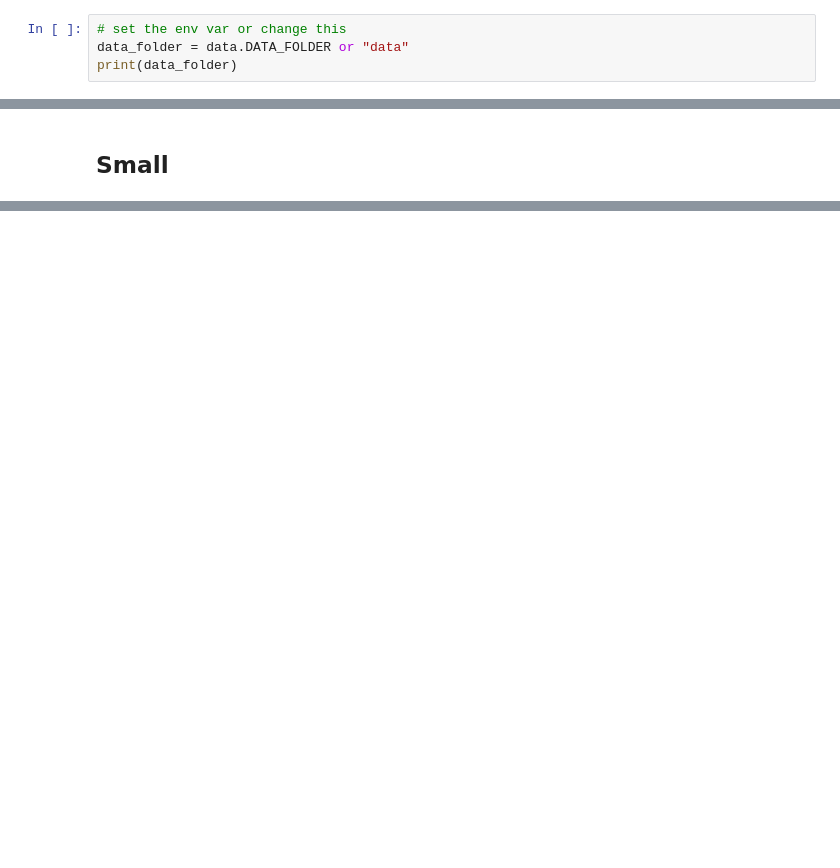
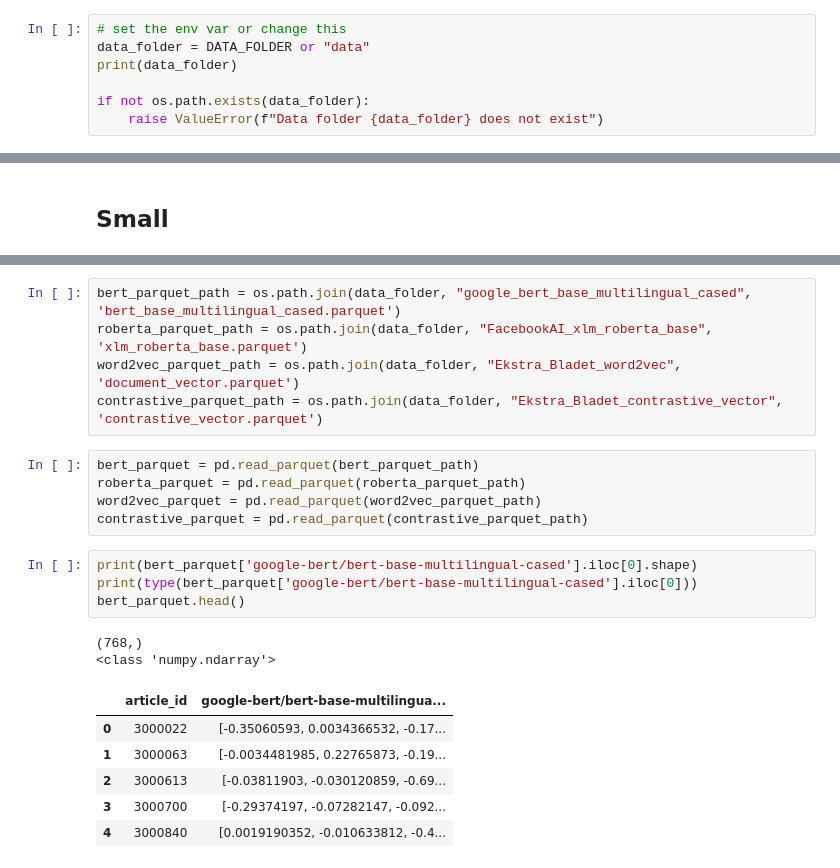
Before and after one commit to sohamchatterjee50/PPRec, a Jupyter notebook: OurCode/data.ipynb, the cells around one changed output, grey strips where cells are left out. Cells and saved outputs as stored; diff of their text form; blank space fills up the shorter version.

```diff
--- a/OurCode/data.ipynb
+++ b/OurCode/data.ipynb
@@ -10,8 +11,11 @@ The autoreload extension is already loaded. To reload it, use:
   %reload_ext autoreload
 # %%
 # set the env var or change this
-data_folder = data.DATA_FOLDER or "data"
+data_folder = DATA_FOLDER or "data"
 print(data_folder)
+
+if not os.path.exists(data_folder):
+    raise ValueError(f"Data folder {data_folder} does not exist")
 # %% [output]
 /Users/pepijnvanderklei/Data/RecSys
 # %%
@@ -115,0 +171,23 @@ small_train_split.behaviors.head()
+# %%
+bert_parquet_path = os.path.join(data_folder, "google_bert_base_multilingual_cased", 'bert_base_multilingual_cased.parquet')
+roberta_parquet_path = os.path.join(data_folder, "FacebookAI_xlm_roberta_base", 'xlm_roberta_base.parquet')
+word2vec_parquet_path = os.path.join(data_folder, "Ekstra_Bladet_word2vec", 'document_vector.parquet')
+contrastive_parquet_path = os.path.join(data_folder, "Ekstra_Bladet_contrastive_vector", 'contrastive_vector.parquet')
+# %%
+bert_parquet = pd.read_parquet(bert_parquet_path)
+roberta_parquet = pd.read_parquet(roberta_parquet_path)
+word2vec_parquet = pd.read_parquet(word2vec_parquet_path)
+contrastive_parquet = pd.read_parquet(contrastive_parquet_path)
+# %%
+print(bert_parquet['google-bert/bert-base-multilingual-cased'].iloc[0].shape)
+print(type(bert_parquet['google-bert/bert-base-multilingual-cased'].iloc[0]))
+bert_parquet.head()
+# %% [output]
+(768,)
+<class 'numpy.ndarray'>
+|  | article_id | google-bert/bert-base-multilingua... |
+| 0 | 3000022 | [-0.35060593, 0.0034366532, -0.17... |
+| 1 | 3000063 | [-0.0034481985, 0.22765873, -0.19... |
+| 2 | 3000613 | [-0.03811903, -0.030120859, -0.69... |
+| 3 | 3000700 | [-0.29374197, -0.07282147, -0.092... |
+| 4 | 3000840 | [0.0019190352, -0.010633812, -0.4... |
```
Also changed, not shown: parts of 14 cells of this notebook, 12 other files.
